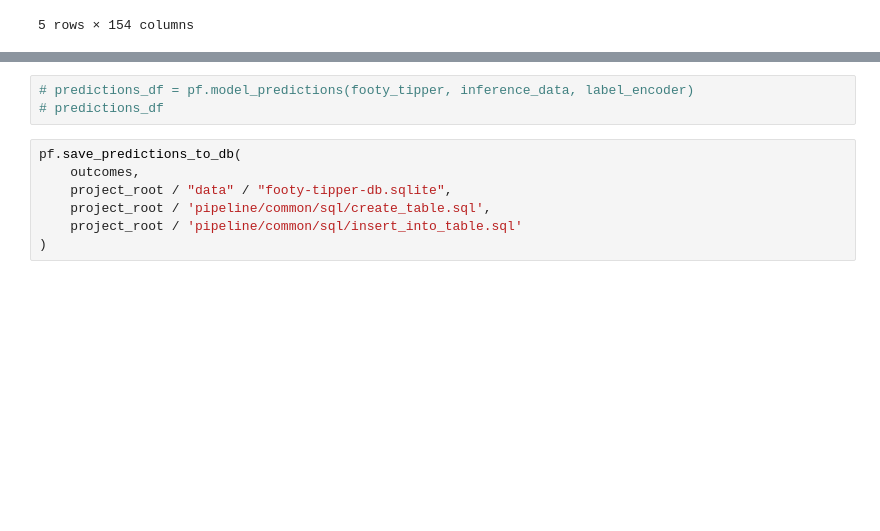
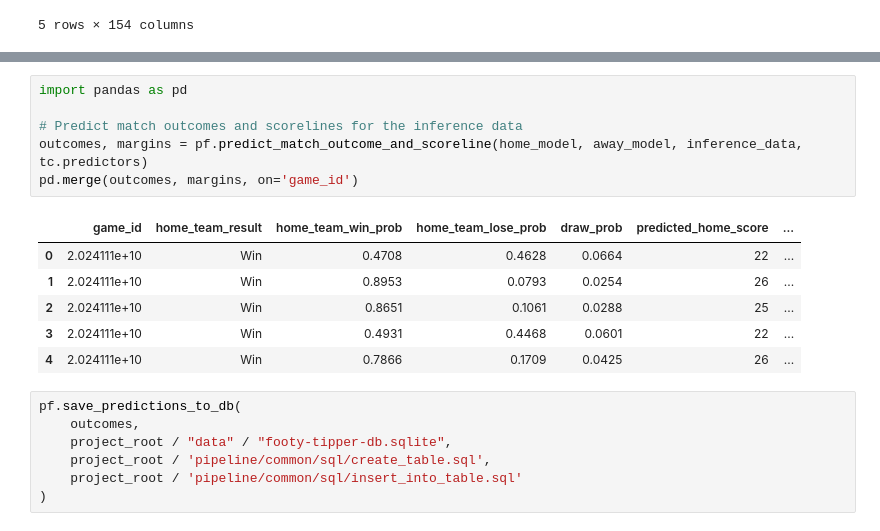
Before and after one commit to levonrush/footy-tipper, a Jupyter notebook: research/model-training.ipynb, the cells around one changed output, grey strips where cells are left out. Cells and saved outputs as stored; diff of their text form; blank space fills up the shorter version.

```diff
--- a/research/model-training.ipynb
+++ b/research/model-training.ipynb
@@ -393,6 +237,16 @@ print(margins.head())
-# %%
-# predictions_df = pf.model_predictions(footy_tipper, inference_data, label_encoder)
-# predictions_df
+# %%
+import pandas as pd
+
+# Predict match outcomes and scorelines for the inference data
+outcomes, margins = pf.predict_match_outcome_and_scoreline(home_model, away_model, inference_data, tc.predictors)
+pd.merge(outcomes, margins, on='game_id')
+# %% [output]
+|  | game_id | home_team_result | home_team_win_prob | home_team_lose_prob | draw_prob | predicted_home_score | ... |
+| 0 | 2.024111e+10 | Win | 0.4708 | 0.4628 | 0.0664 | 22 | ... |
+| 1 | 2.024111e+10 | Win | 0.8953 | 0.0793 | 0.0254 | 26 | ... |
+| 2 | 2.024111e+10 | Win | 0.8651 | 0.1061 | 0.0288 | 25 | ... |
+| 3 | 2.024111e+10 | Win | 0.4931 | 0.4468 | 0.0601 | 22 | ... |
+| 4 | 2.024111e+10 | Win | 0.7866 | 0.1709 | 0.0425 | 26 | ... |
 # %%
 pf.save_predictions_to_db(
     outcomes,
```
Also changed, not shown: parts of 18 cells of this notebook, 11 other files.
